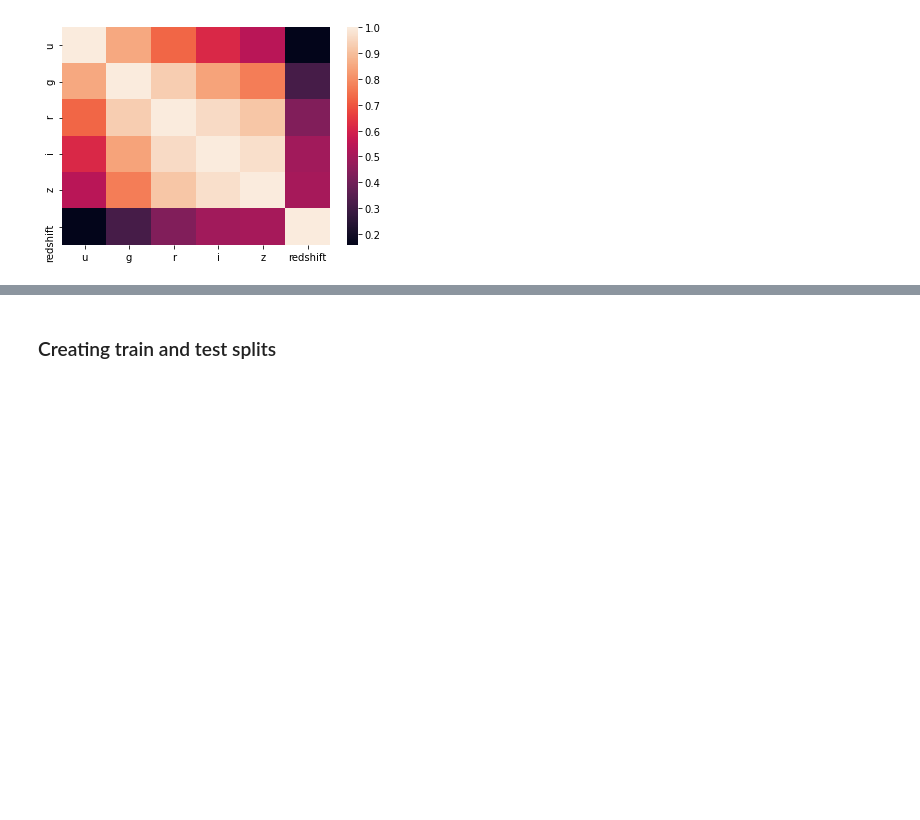
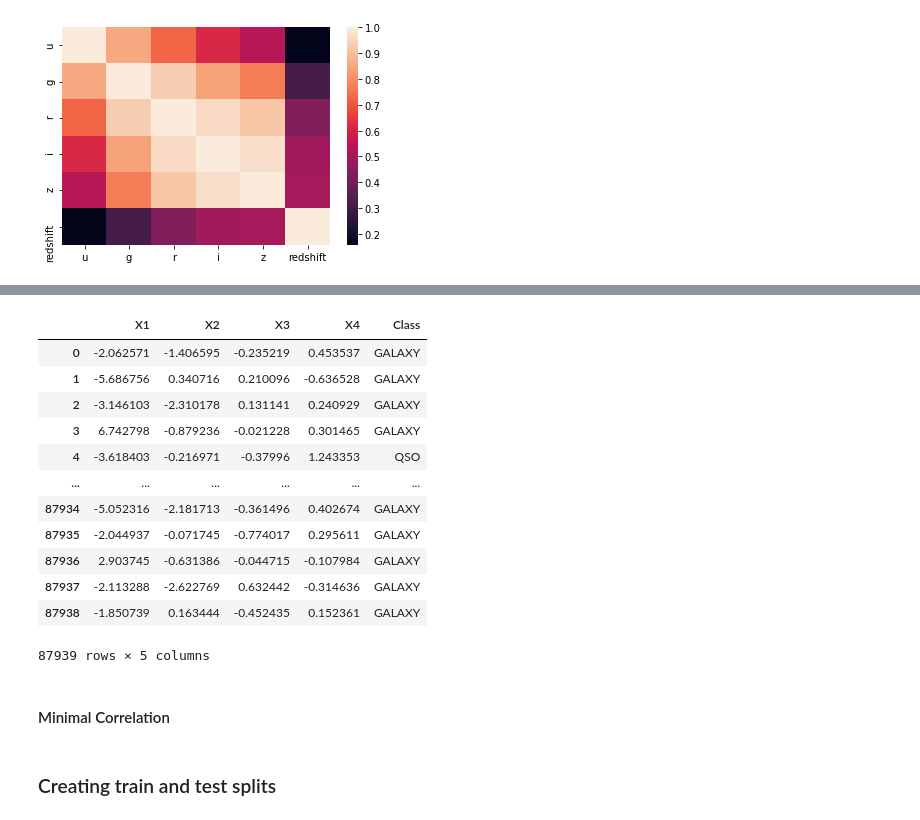
Before and after one commit to harshbaberwal21/Stellar-Classification, a Jupyter notebook: Modeling.ipynb, the cells around one changed output, grey strips where cells are left out. Drawn from its saved outputs; the diff is of its cells as text; code cells hidden in the pictures; blank space fills up the shorter version.

```diff
--- a/Modeling.ipynb
+++ b/Modeling.ipynb
@@ -185,3 +194,22 @@ memory usage: 3.4 MB
+# %%
+## Checking the transformed features and classes dataframe created
+stellar_transformed_2.head()
+# %% [output]
+|  | X1 | X2 | X3 | X4 | Class |
+| 0 | -2.062571 | -1.406595 | -0.235219 | 0.453537 | GALAXY |
+| 1 | -5.686756 | 0.340716 | 0.210096 | -0.636528 | GALAXY |
+| 2 | -3.146103 | -2.310178 | 0.131141 | 0.240929 | GALAXY |
+| 3 | 6.742798 | -0.879236 | -0.021228 | 0.301465 | GALAXY |
+| 4 | -3.618403 | -0.216971 | -0.37996 | 1.243353 | QSO |
+| ... | ... | ... | ... | ... | ... |
+| 87934 | -5.052316 | -2.181713 | -0.361496 | 0.402674 | GALAXY |
+| 87935 | -2.044937 | -0.071745 | -0.774017 | 0.295611 | GALAXY |
+| 87936 | 2.903745 | -0.631386 | -0.044715 | -0.107984 | GALAXY |
+| 87937 | -2.113288 | -2.622769 | 0.632442 | -0.314636 | GALAXY |
+| 87938 | -1.850739 | 0.163444 | -0.452435 | 0.152361 | GALAXY |
+87939 rows × 5 columns
+# %% [markdown]
+#### Minimal Correlation
 # %% [markdown]
 ### Creating train and test splits
 # %%
```
Also changed, not shown: parts of 56 cells of this notebook, 3 other files.
